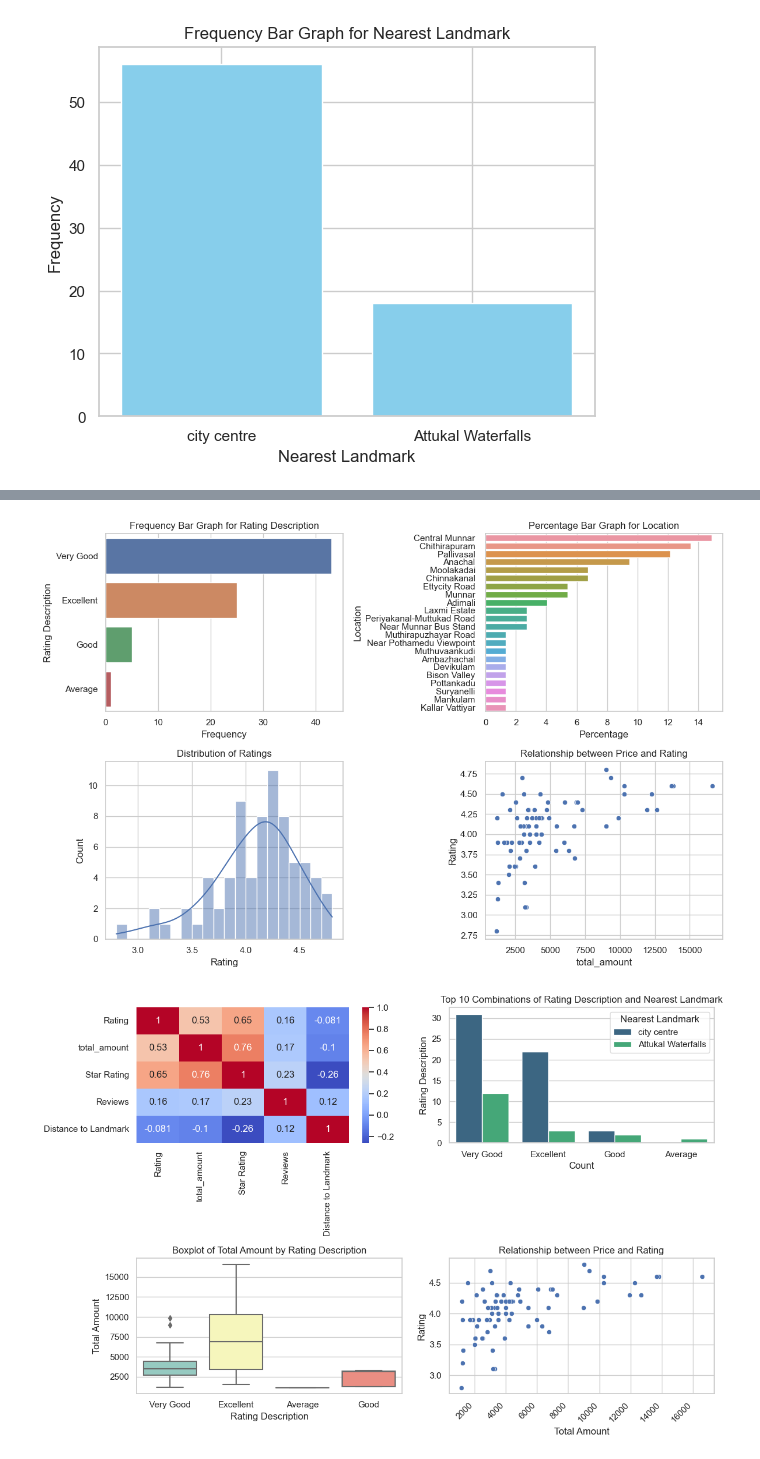
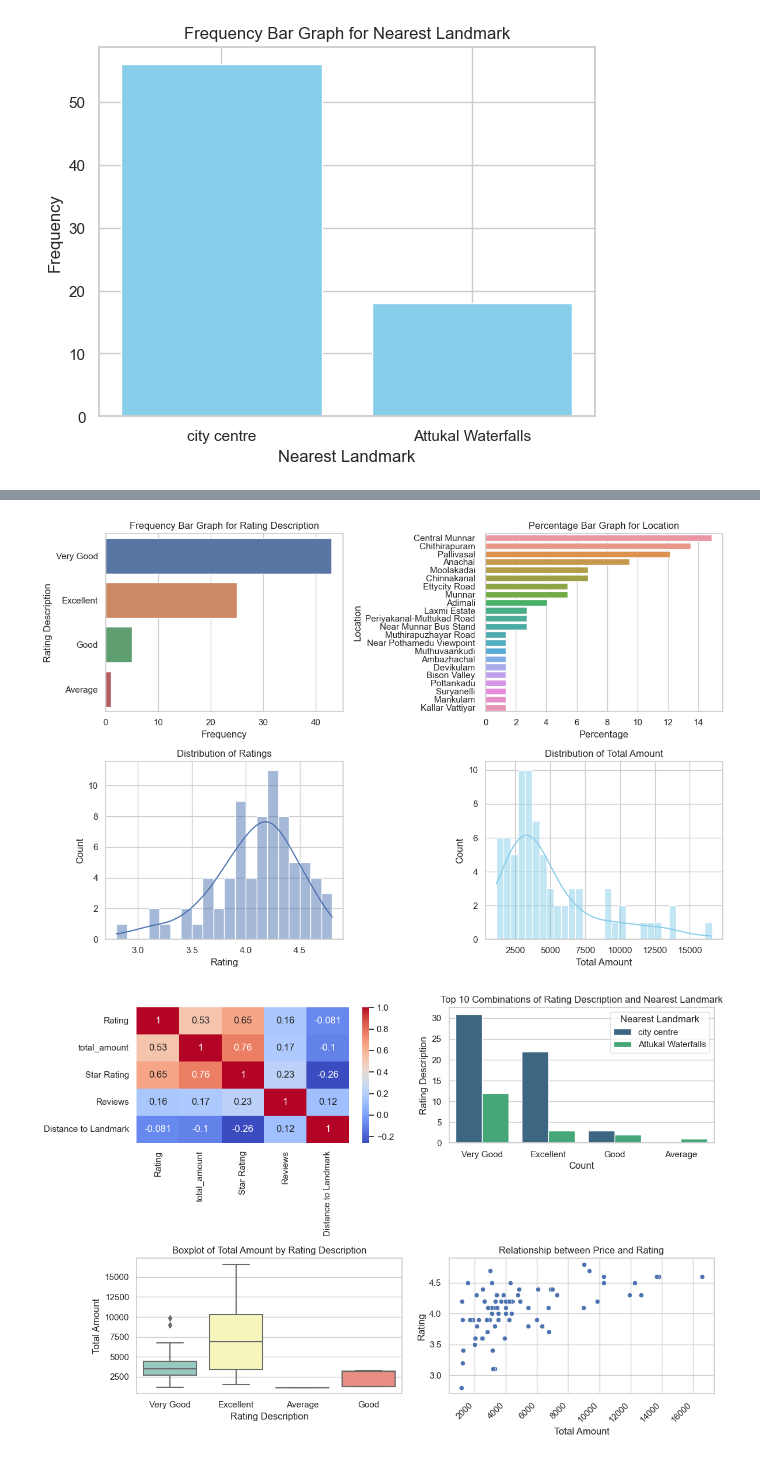
Before and after one commit to domingasdb/Data-Analysis-with-Artificial-Intelligence, a Jupyter notebook: munnar_hotels_analysis.ipynb, the cells around one changed output, grey strips where cells are left out. Drawn from its saved outputs; the diff is of its cells as text; code cells hidden in the pictures.

```diff
--- a/munnar_hotels_analysis.ipynb
+++ b/munnar_hotels_analysis.ipynb
@@ -304,39 +314,39 @@ fig, axes = plt.subplots(2, 2, figsize=(12, 8))
 # Gráfico 1 - Gráfico de barras da frequência de Rating Description
 rating_counts = data['Rating Description'].value_counts().reset_index()
 rating_counts.columns = ['Rating Description', 'Frequency']
 rating_counts = rating_counts.sort_values(by='Frequency', ascending=False)
 sns.barplot(x='Frequency', y='Rating Description', data=rating_counts, ax=axes[0, 0])
 axes[0, 0].set_xlabel('Frequency')
 axes[0, 0].set_ylabel('Rating Description')
 axes[0, 0].set_title('Frequency Bar Graph for Rating Description')
 
 # Gráfico 2 - Gráfico de barras da frequência de Location
 location_counts = data['Location'].value_counts(normalize=True).mul(100).reset_index()
 location_counts.columns = ['Location', 'Percentage']
 location_counts = location_counts.sort_values(by='Percentage', ascending=False)
 sns.barplot(x='Percentage', y='Location', data=location_counts, ax=axes[0, 1])
 axes[0, 1].set_xlabel('Percentage')
 axes[0, 1].set_ylabel('Location')
 axes[0, 1].set_title('Percentage Bar Graph for Location')
 
 # Visualize the distribution of ratings
 sns.histplot(data=data, x="Rating", bins=20, kde=True, ax=axes[1, 0])
 axes[1, 0].set_title("Distribution of Ratings")
 axes[1, 0].set_xlabel("Rating")
 axes[1, 0].set_ylabel("Count")
 
-# Visualize the relationship between price and rating
-sns.scatterplot(data=data, x="total_amount", y="Rating",  ax=axes[1, 1])
-axes[1, 1].set_title("Relationship between Price and Rating")
-axes[1, 1].set_ylabel("Price")
-axes[1, 1].set_ylabel("Rating")
+# Visualize the distribution of Price
+sns.histplot(data=data, x='total_amount', bins=30, kde=True, color='skyblue', ax=axes[1, 1])
+axes[1, 1].set_title('Distribution of Total Amount')
+axes[1, 1].set_ylabel("Count")
+axes[1, 1].set_xlabel("Total Amount")
 
 # Ajuste o layout
 plt.tight_layout()
 # Mostre a visualização
 plt.show()
 # %% [output]
-[figure, old version]
+[figure, new version]
 # %%
 # Primeiro, vamos criar subplots
 fig, axes = plt.subplots(2, 2, figsize=(12, 8))
```
Also changed, not shown: parts of 1 cell of this notebook, 2 other files.
